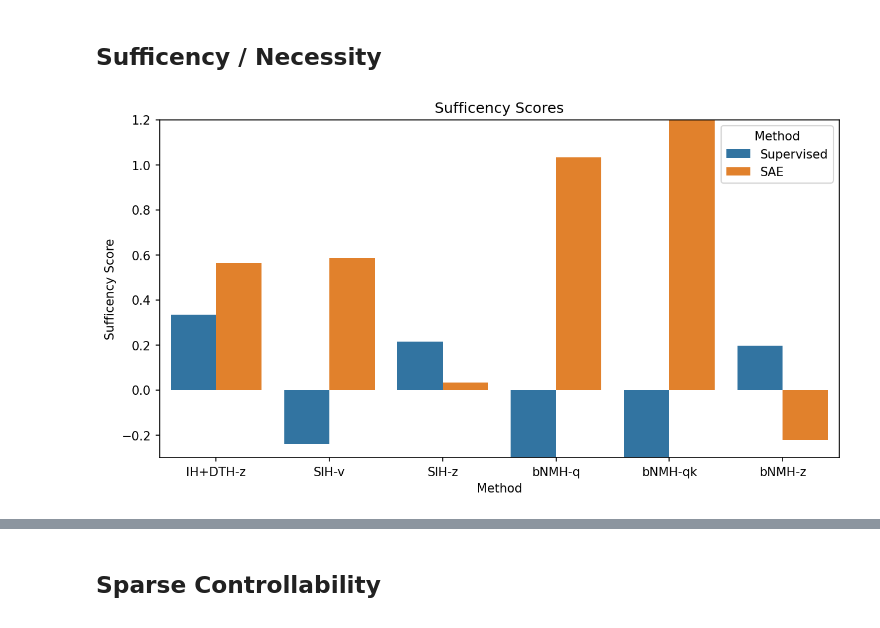
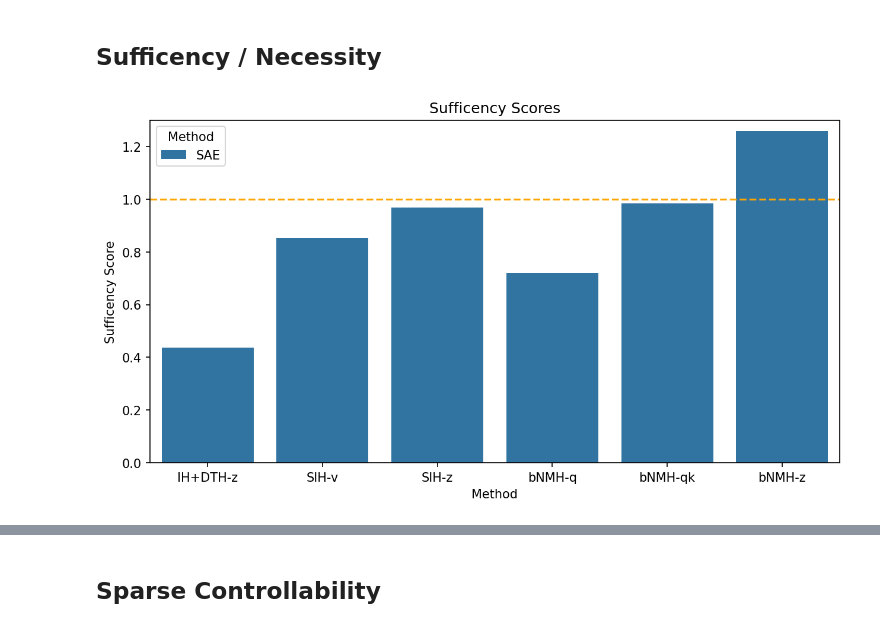
Before and after one commit to ghidav/sae-transfer-learning, a Jupyter notebook: eval_analysis.ipynb, the cells around one changed output, grey strips where cells are left out. Saved outputs shown, nothing was run; the diff lists cells and outputs as text; code cells hidden in the pictures.

```diff
--- a/eval_analysis.ipynb
+++ b/eval_analysis.ipynb
@@ -24,23 +278,25 @@ necessity_df = df[['node', 'clean_ld', 'supervised_average_ld', 'sae_average_ld'
 # %%
 sufficency_df['supervised_diff'] = sufficency_df['clean_ld'] - sufficency_df['supervised_full_ld']
 sufficency_df['sae_diff'] = sufficency_df['clean_ld'] - sufficency_df['sae_full_ld']
-
-sufficency_df = sufficency_df.groupby('node').mean()
 # %%
-sufficency_df['supervised_score'] = sufficency_df['supervised_diff'] / sufficency_df['clean_ld']
-sufficency_df['sae_score'] = sufficency_df['sae_diff'] / sufficency_df['clean_ld']
+scores_df = sufficency_df.groupby('node').mean()
+
+scores_df['supervised_score'] = 1 - scores_df['supervised_diff'] / scores_df['clean_ld']
+scores_df['sae_score'] = 1 - scores_df['sae_diff'] / scores_df['clean_ld']
 # %%
-scores = sufficency_df[['supervised_score', 'sae_score']].reset_index()
-scores.columns = ['Node', 'Supervised', 'SAE']
+scores = scores_df[['sae_score']].reset_index()
+scores.columns = ['Node', 'SAE']
 
 plt.figure(figsize=(10, 5), dpi=150)
 ax = sns.barplot(data=scores.melt(id_vars='Node', var_name='Method', value_name='Sufficency Score'), x='Node', y='Sufficency Score', hue='Method')
 ax.set(xlabel='Method', ylabel='Sufficency Score')
-plt.ylim(-.3, 1.2)
+plt.hlines(1, -.5, 5.5, linestyles='dashed', colors='orange')
+plt.ylim(0, 1.3)
+plt.xlim(-.5, 5.5)
 plt.title('Sufficency Scores')
 plt.show()
 # %% [output]
-[figure, old version]
+[figure, new version]
 # %%
 necessity_df['supervised_diff'] = (necessity_df['ablation_ld'] - necessity_df['supervised_average_ld']).abs()
 necessity_df['sae_diff'] = (necessity_df['ablation_ld'] - necessity_df['sae_average_ld']).abs()
```
Also changed, not shown: parts of 23 cells of this notebook, 4 other files.
